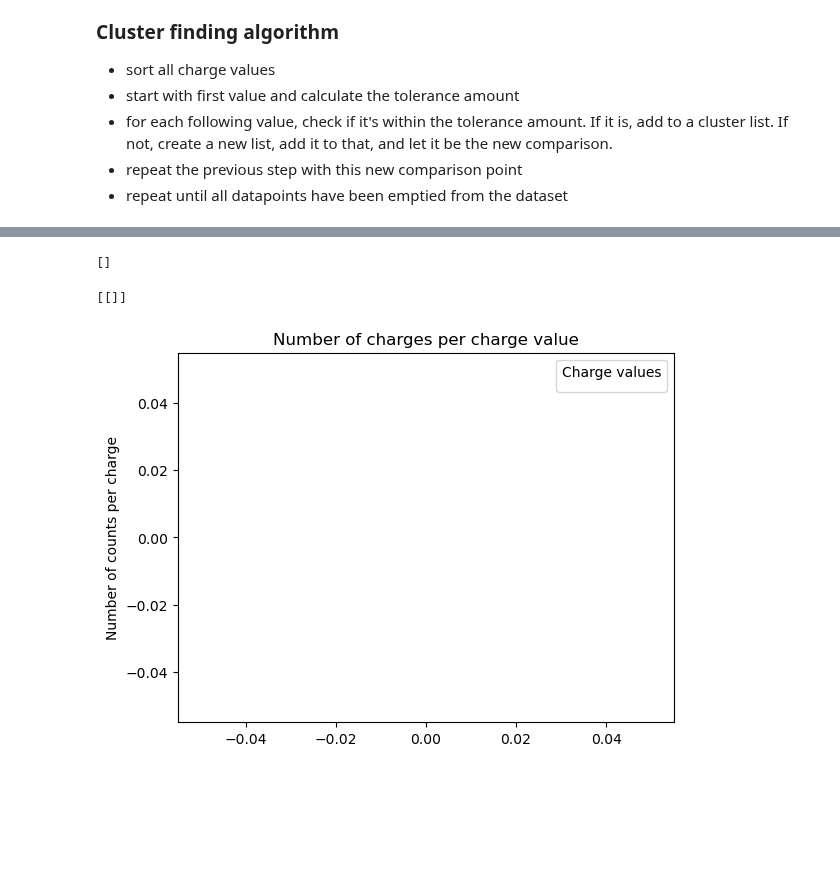
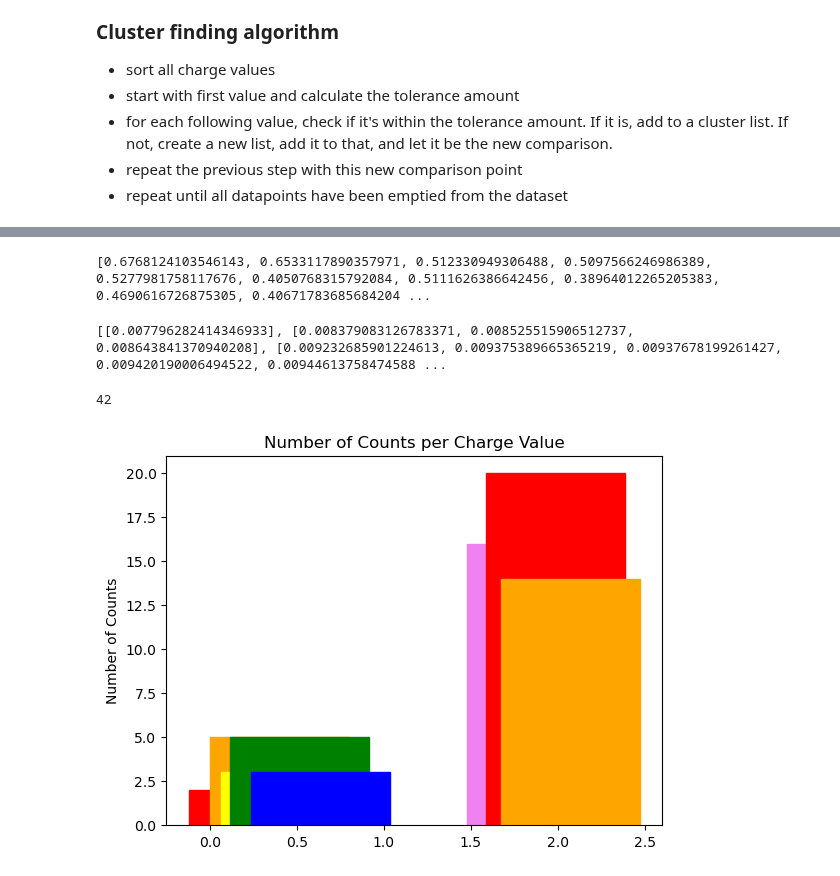
Before and after one commit to jpgtordilla/hombom24, a Jupyter notebook: archive-analysis/lcls-tools-plots/notebooks/common_charges.ipynb, the cells around one changed output, grey strips where cells are left out. Saved outputs shown, nothing was run; the diff lists cells and outputs as text; code cells hidden in the pictures; blank space fills up the shorter version.

Commit message:
Tested lcls tools
Need to finish testing charges, some methods working correctly such as megaplotter

```diff
--- a/archive-analysis/lcls-tools-plots/notebooks/common_charges.ipynb
+++ b/archive-analysis/lcls-tools-plots/notebooks/common_charges.ipynb
@@ -114,29 +114,38 @@ start_date_obj = datetime.strptime(start_date, format_string)
 end_date_obj = datetime.strptime(end_date, format_string)
 # submit request with a list of PVs
 data = arch.get_values_over_time_range(["TORO:GUNB:360:CHRG"], start_date_obj, end_date_obj)
-soln_dict = data["SOLN:GUNB:100:BACT"]
-soln_values = soln_dict.values # list
-print(soln_values)
+chrg_dict = data["TORO:GUNB:360:CHRG"]
+chrg_vals = chrg_dict.values # list
+print(chrg_vals)
 # %% [output]
-[]
+[0.6768124103546143, 0.6533117890357971, 0.512330949306488, 0.5097566246986389, 0.5277981758117676, 0.4050768315792084, 0.5111626386642456, 0.38964012265205383, 0.4690616726875305, 0.40671783685684204 ...
 # %%
 # cluster and print charge data
 charge_tolerance = 0.05
-charge_clusters = cluster(soln_values, charge_tolerance)
+charge_clusters = cluster(chrg_vals, charge_tolerance)
 print(charge_clusters)
+len(charge_clusters)
 # %% [output]
-[[]]
+[[0.007796282414346933], [0.008379083126783371, 0.008525515906512737, 0.008643841370940208], [0.009232685901224613, 0.009375389665365219, 0.00937678199261427, 0.009420190006494522, 0.00944613758474588 ...
+42
 # %%
 # plot a bar chart of clusters
 import matplotlib.pyplot as plt
 import numpy as np
 fig, ax = plt.subplots()
-values = [float(np.mean(charge_clusters[i])) for i in range(len(charge_clusters))] # list of average cluster values
-counts = [len(charge_clusters[i]) for i in range(len(charge_clusters))]
-ax.bar(values, counts)
-ax.set_ylabel('Number of counts per charge')
-ax.set_title('Number of charges per charge value')
-ax.legend(title='Charge values')
+
+# filter out charge values less than 0.1 and greater than 3.0
+plot_charge_clusters = [cluster for cluster in charge_clusters if 0.1 < float(np.mean(cluster)) < 50.0]
+
+values = [float(np.mean(plot_charge_clusters[i])) for i in range(len(plot_charge_clusters))]
+counts = [len(plot_charge_clusters[i]) for i in range(len(plot_charge_clusters))]
+bars = ax.bar(values, counts)
+colors = ["red", "orange", "yellow", "green", "blue", "violet"]
+for i in range(len(bars)):
+    bars[i].set_color(colors[i % len(colors)])
+
+ax.set_ylabel('Number of Counts')
+ax.set_title('Number of Counts per Charge Value')
 plt.show()
 # %% [output]
-[figure, old version]
+[figure, new version]
```
Also changed, not shown: parts of 5 cells of this notebook, 4 other files.
